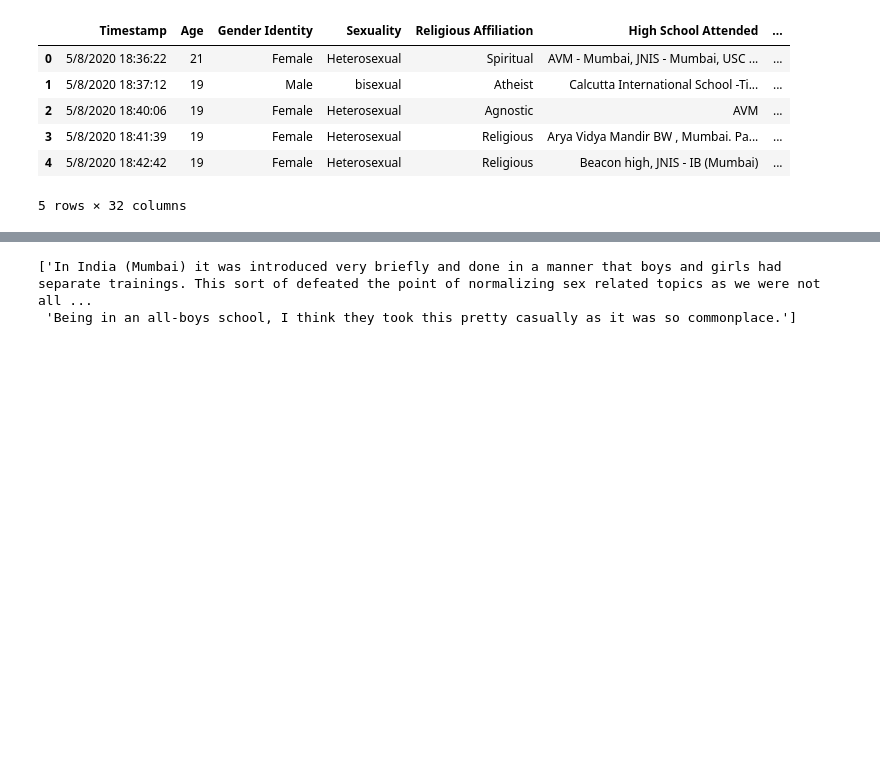
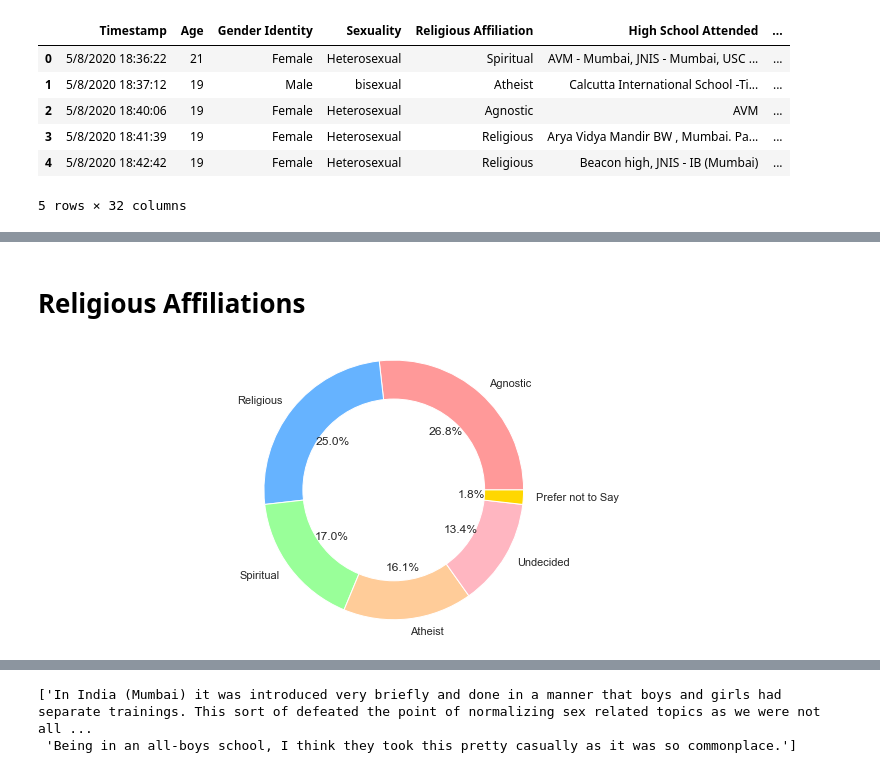
Before and after one commit to anusha0712/Sex-Ed-Survey, a Jupyter notebook: Education Survey.ipynb, the cells around one changed output, grey strips where cells are left out. Saved outputs shown, nothing was run; the diff lists cells and outputs as text; code cells hidden in the pictures; blank space fills up the shorter version.

```diff
--- a/Education Survey.ipynb
+++ b/Education Survey.ipynb
@@ -45,0 +101,32 @@ survey.head()
+# %% [markdown]
+# Religious Affiliations
+# %%
+# Pie chart (MEDIUM ARTICLE)
+
+religion = dict(survey["Religious Affiliation "].value_counts())
+
+#Cleaning up repeat data in the survey
+religion["Undecided"] = religion["Still in the process of understanding concept of religion and god"] + religion["No clue "]
+del religion["Still in the process of understanding concept of religion and god"], religion["No clue "]
+
+#define variables for the pie-chart
+sizes = list(religion.values())
+labels = ["Agnostic","Religious","Spiritual","Atheist","Undecided","Prefer not to Say"]
+
+#colors
+colors = ['#ff9999','#66b3ff','#99ff99','#ffcc99','lightpink',"gold"]
+
+fig1, ax1 = plt.subplots()
+ax1.pie(sizes, colors = colors, labels=labels, autopct='%1.1f%%')
+
+#draw circle
+centre_circle = plt.Circle((0,0),0.70,fc='white')
+fig = plt.gcf()
+fig.gca().add_artist(centre_circle)
+
+# Equal aspect ratio ensures that pie is drawn as a circle
+ax1.axis('equal')
+plt.tight_layout()
+plt.show()
+# %% [output]
+[figure, added]
```
Also changed, not shown: parts of 21 cells of this notebook.
